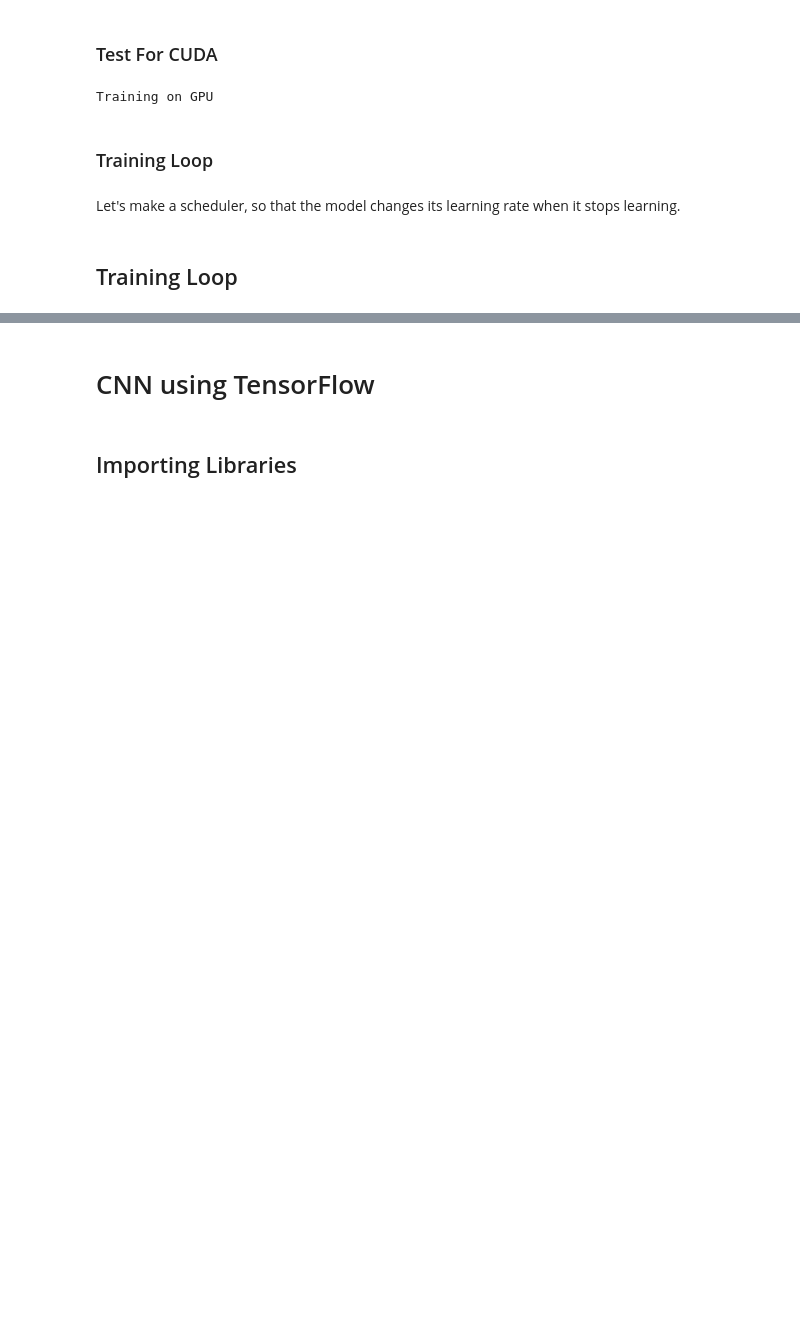
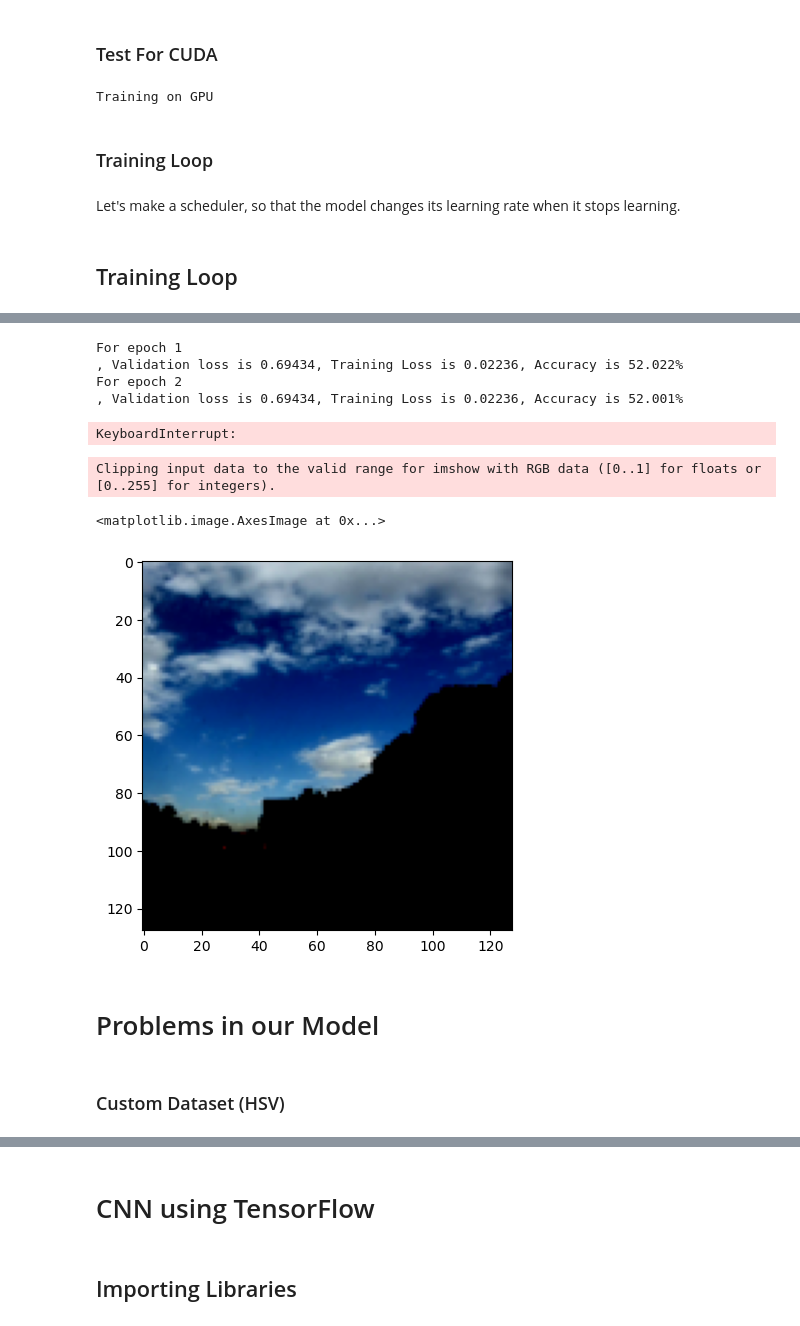
Before and after one commit to youssefokeil/DayNightClassification, a Jupyter notebook: day-night-classification.ipynb, the cells around one changed output, grey strips where cells are left out. Cells and saved outputs as stored; diff of their text form; code cells hidden in the pictures; blank space fills up the shorter version.

```diff
--- a/day-night-classification.ipynb
+++ b/day-night-classification.ipynb
@@ -300,7 +300,7 @@ import torch.nn.functional as F
 Those images are too big, so we'll have to put that in mind while pre-processing
 # %%
 transforms= v2.Compose([
-    v2.RandomResizedCrop(size=(64,64)),
+    v2.RandomResizedCrop(size=(128,128)),
     v2.RandomHorizontalFlip(), #flipping image to its mirror shouldn't change our classification
     v2.ToImage(),  # this and the next line are the new ToTensor
     v2.ToDtype(torch.float32, scale=True),
@@ -433,0 +431,20 @@ For epoch 3
+# %%
+my_fitter(model_cnn,optimizer,scheduler,criterion, max_epochs=10)
+# %% [output]
+For epoch 1
+, Validation loss is 0.69434, Training Loss is 0.02236, Accuracy is 52.022%
+For epoch 2
+, Validation loss is 0.69434, Training Loss is 0.02236, Accuracy is 52.001%
+KeyboardInterrupt:
+# %%
+images, labels =next(iter(train_loader))
+labels[30]
+plt.imshow(images[30].permute(1,2,0))
+# %% [output]
+Clipping input data to the valid range for imshow with RGB data ([0..1] for floats or [0..255] for integers).
+<matplotlib.image.AxesImage at 0x...>
+[figure, added]
+# %% [markdown]
+# Problems in our Model
+# %% [markdown]
+### Custom Dataset (HSV)
```
Also changed, not shown: parts of 20 cells of this notebook.
